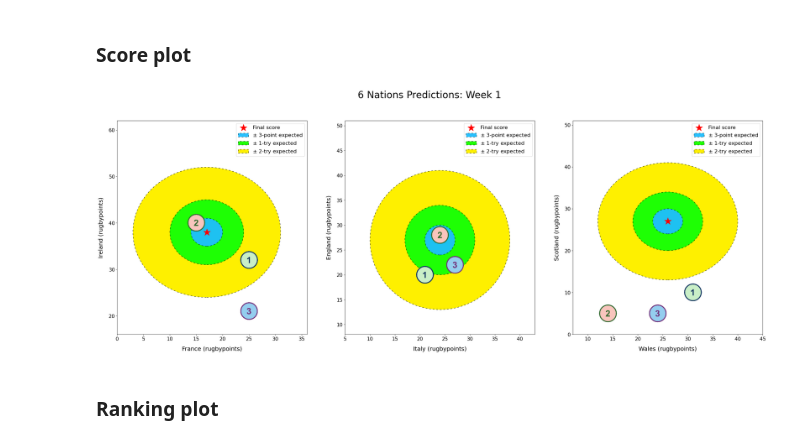
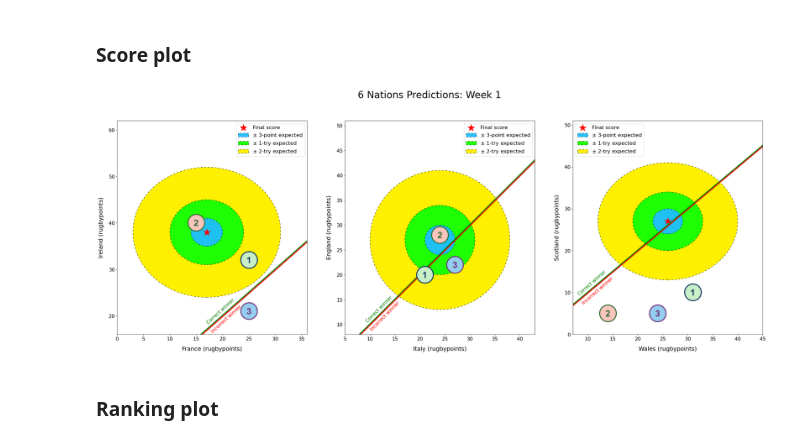
Before and after one commit to jjamieson12/SixNations_PredictionAnalysis, a Jupyter notebook: SixNationasPredictions_Example.ipynb, the cells around one changed output. Drawn from its saved outputs; the diff is of its cells as text; code cells hidden in the pictures.

Commit message:
Add winloss line to score plot

```diff
--- a/SixNationasPredictions_Example.ipynb
+++ b/SixNationasPredictions_Example.ipynb
@@ -41,20 +44,22 @@ markers = player_markers #Pick the markers to use
 # %%
 one_fig_width = 9.75
 one_fig_height = 10.75
 marginLR = 3.5
 marginUD = 0.25
 fig, axs = plt.subplots(1,3,figsize=(36, 12),layout='tight') #Make seperate axes for each game
-plot_matches(axs,games,predictions,markers,FinalScore=FinalScore,Nexpected=3)
+plot_matches(axs,games,predictions,markers,FinalScore=FinalScore,Nexpected=3,show_winloss=True)
+
 plt.suptitle('6 Nations Predictions: Week 1',size=30,y=0.99)
 plt.show()
 fig.savefig("Plots/Week1/SixN_Week1_AllGames_Example.png")
 #Split multi-axis into individual games and save each separately
+
 for i,ax in enumerate(axs):
     #extent = ax.get_tightbbox(fig.canvas.renderer).transformed(fig.dpi_scale_trans.inverted()) #Stopped working for some reason
     custom_crop = Bbox(np.array([[marginLR + i*one_fig_width, marginUD],[marginLR + (i+1)*one_fig_width, marginUD+one_fig_height]])) #Do it manually
     fig.savefig("Plots/Week1/SixN_Week1_Game"+str(i+1)+"_Example.png", bbox_inches=custom_crop)
 # %% [output]
-[figure, old version]
+[figure, new version]
 # %% [markdown]
 ### Ranking plot
 # %%
```
Also changed, not shown: parts of 4 cells of this notebook, 12 other files.
